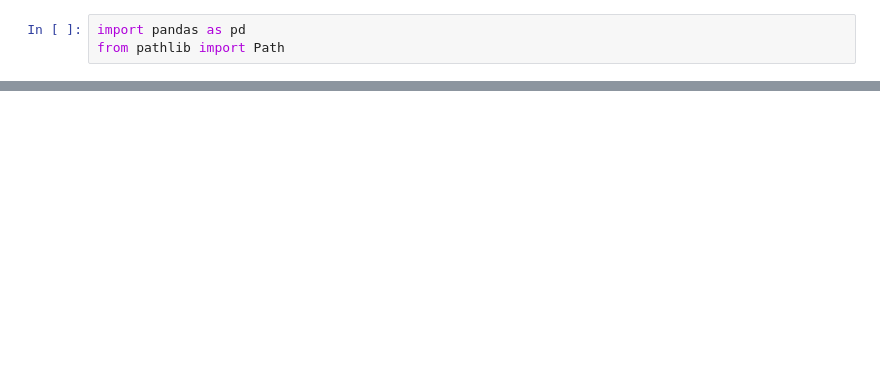
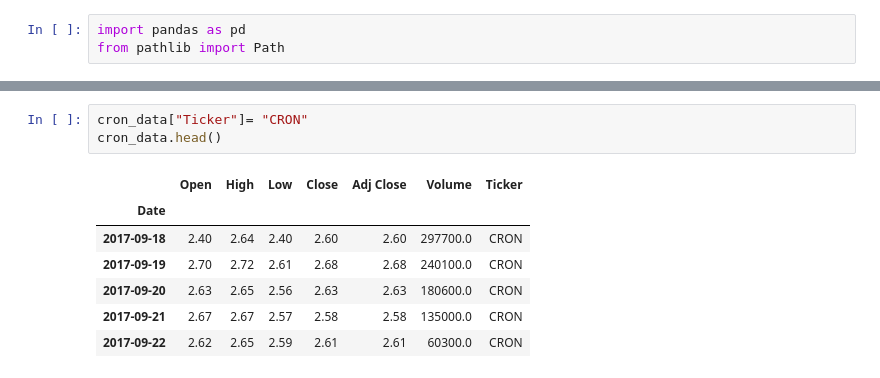
Before and after one commit to Briantaylor97/Cannabis-industry-analysis, a Jupyter notebook: notebooks/alex_project.ipynb, the cells around one changed output, grey strips where cells are left out. Drawn from its saved outputs; the diff is of its cells as text; blank space fills up the shorter version.

```diff
--- a/notebooks/alex_project.ipynb
+++ b/notebooks/alex_project.ipynb
@@ -18,0 +67,11 @@ companies_dataframe.iloc[]
+# %%
+cron_data["Ticker"]= "CRON"
+cron_data.head()
+# %% [output]
+|  | Open | High | Low | Close | Adj Close | Volume | Ticker |
+| Date |  |  |  |  |  |  |  |
+| 2017-09-18 | 2.40 | 2.64 | 2.40 | 2.60 | 2.60 | 297700.0 | CRON |
+| 2017-09-19 | 2.70 | 2.72 | 2.61 | 2.68 | 2.68 | 240100.0 | CRON |
+| 2017-09-20 | 2.63 | 2.65 | 2.56 | 2.63 | 2.63 | 180600.0 | CRON |
+| 2017-09-21 | 2.67 | 2.67 | 2.57 | 2.58 | 2.58 | 135000.0 | CRON |
+| 2017-09-22 | 2.62 | 2.65 | 2.59 | 2.61 | 2.61 | 60300.0 | CRON |
```
Also changed, not shown: parts of 16 cells of this notebook, 3 other files.
